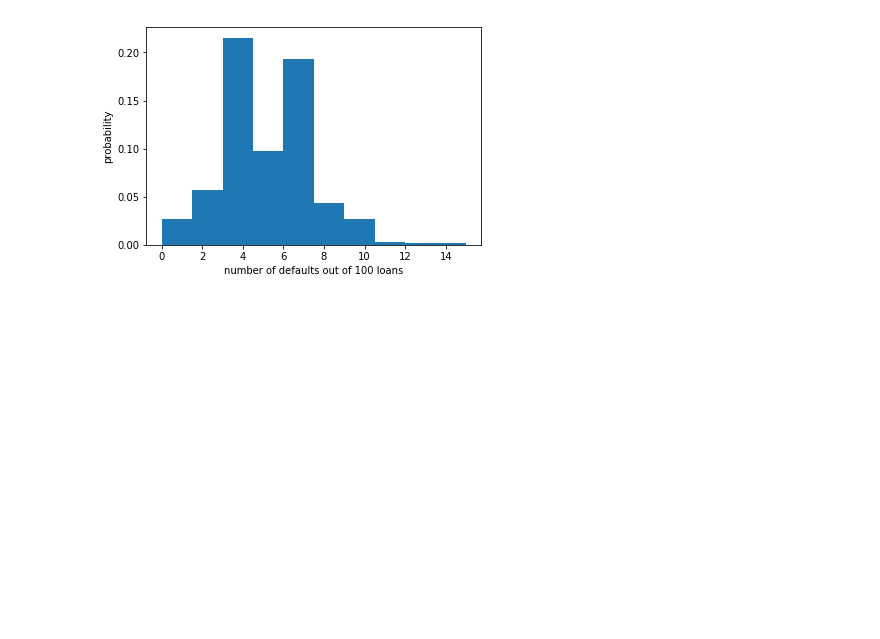
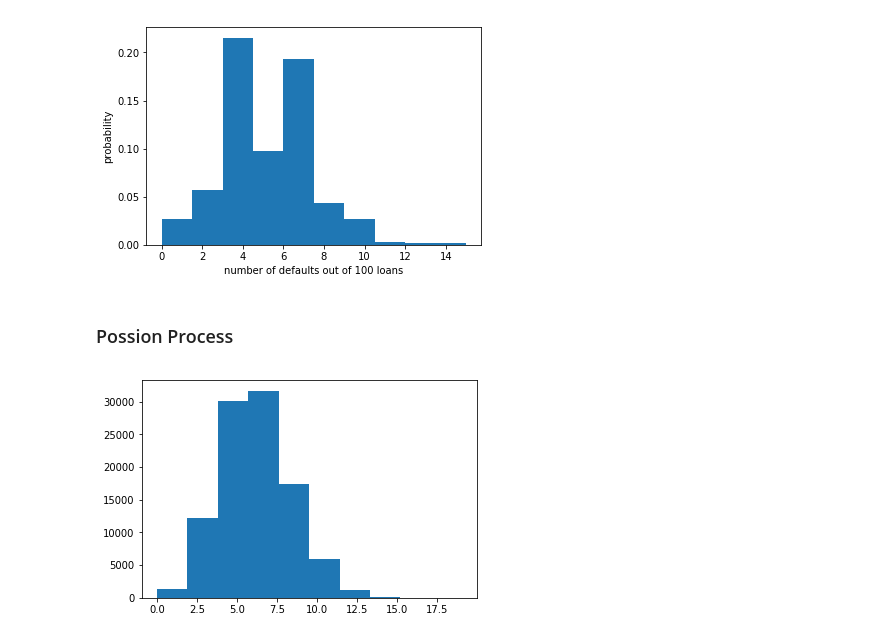
Before and after one commit to weitianyi1996/Prob-Stats, a Jupyter notebook: Prob&Stats.ipynb, the cells around one changed output. Saved outputs shown, nothing was run; the diff lists cells and outputs as text; code cells hidden in the pictures; blank space fills up the shorter version.

```diff
--- a/Prob&Stats.ipynb
+++ b/Prob&Stats.ipynb
@@ -33,3 +41,14 @@ _ = plt.ylabel('probability')
 plt.show()
 # %% [output]
 [figure]
+# %% [markdown]
+### Possion Process
+# %%
+#Only 1 parameter!
+#this period is independent with next period
+#average hits in a period of time-->n*p(60*0.1)=6
+samples_poisson=np.random.poisson(6,10000)#sample*10000
+_=plt.hist(sample)
+plt.show()
+# %% [output]
+[figure, added]
```
Also changed, not shown: parts of 9 cells of this notebook.
